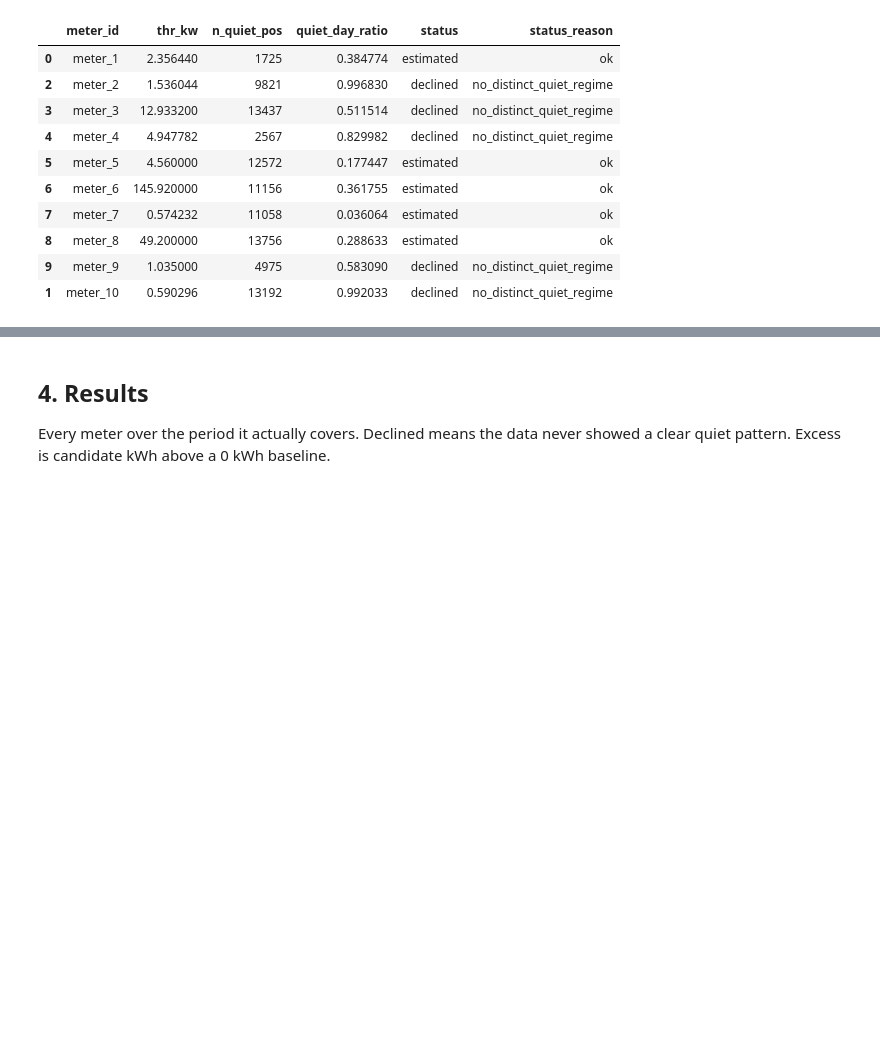
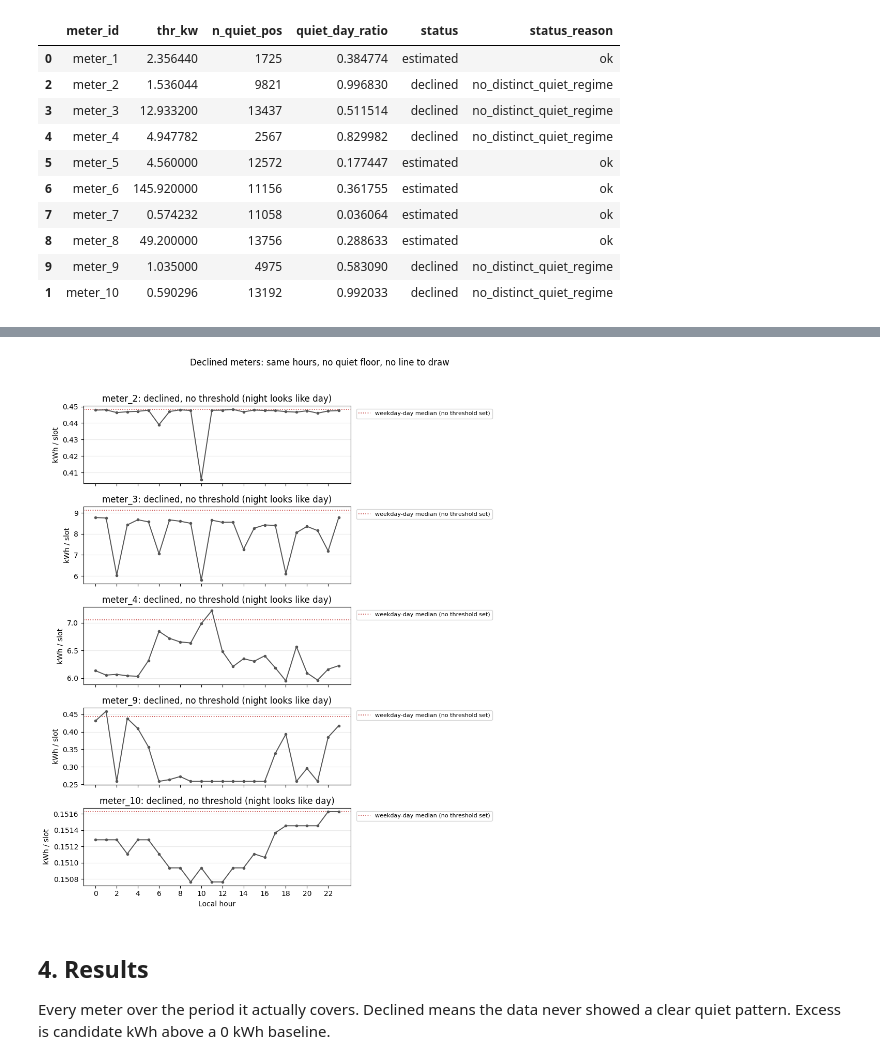
Before and after one commit to TMFNK/ecoplanet, a Jupyter notebook: notebooks/EDA.ipynb, the cells around one changed output, grey strips where cells are left out. Saved outputs shown, nothing was run; the diff lists cells and outputs as text; code cells hidden in the pictures; blank space fills up the shorter version.

```diff
--- a/notebooks/EDA.ipynb
+++ b/notebooks/EDA.ipynb
@@ -130,3 +156,31 @@ meter_9 thr=1.035kW ratio=0.583 declined
+# %%
+# Declined meters: no limit was set, so none is drawn.
+# Hourly MEDIAN + weekday-day MEDIAN, positive readings only.
+# Flat meters hug the dotted line: night looks like day.
+def hourly_med_pos(mid):
+    d = df[(df["meter_id"] == mid) & (~df["is_missing"]) & (df["value_kwh"] > 0)].copy()
+    d["h"] = [t.hour for t in d["ts_local"]]
+    return d.groupby("h")["value_kwh"].median().reindex(range(24))
+dec_meters = ["meter_2", "meter_3", "meter_4", "meter_9", "meter_10"]
+fig, axes = plt.subplots(5, 1, figsize=(11, 11), sharex=True)
+for ax, mid in zip(axes, dec_meters):
+    h = hourly_med_pos(mid)
+    d = df[(df["meter_id"] == mid) & (~df["is_missing"]) & (df["value_kwh"] > 0)]
+    day_med = float(d.loc[d["is_day"], "value_kwh"].median())
+    ax.axhline(day_med, color="#c43c39", ls=":", lw=1.2,
+               label="weekday-day median (no threshold set)")
+    ax.plot(h.index, h.values, marker="o", ms=3, lw=1.4, color="#555555")
+    ax.set(title=f"{mid}: declined, no threshold (night looks like day)",
+           ylabel="kWh / slot")
+    ax.grid(axis="y", alpha=0.25)
+    ax.legend(fontsize=8, loc="upper left", bbox_to_anchor=(1.01, 1.0))
+axes[-1].set(xlabel="Local hour", xticks=range(0, 24, 2))
+fig.suptitle("Declined meters: same hours, no quiet floor, no line to draw")
+fig.tight_layout(rect=[0, 0, 0.82, 0.96])
+fig.savefig(OUT / "plots" / "rule_declined.png", dpi=150)
+plt.show()
+# %% [output]
+[figure, added]
 # %% [markdown]
 ## 4. Results
 
```
Also changed, not shown: parts of 2 cells of this notebook, 7 other files.
